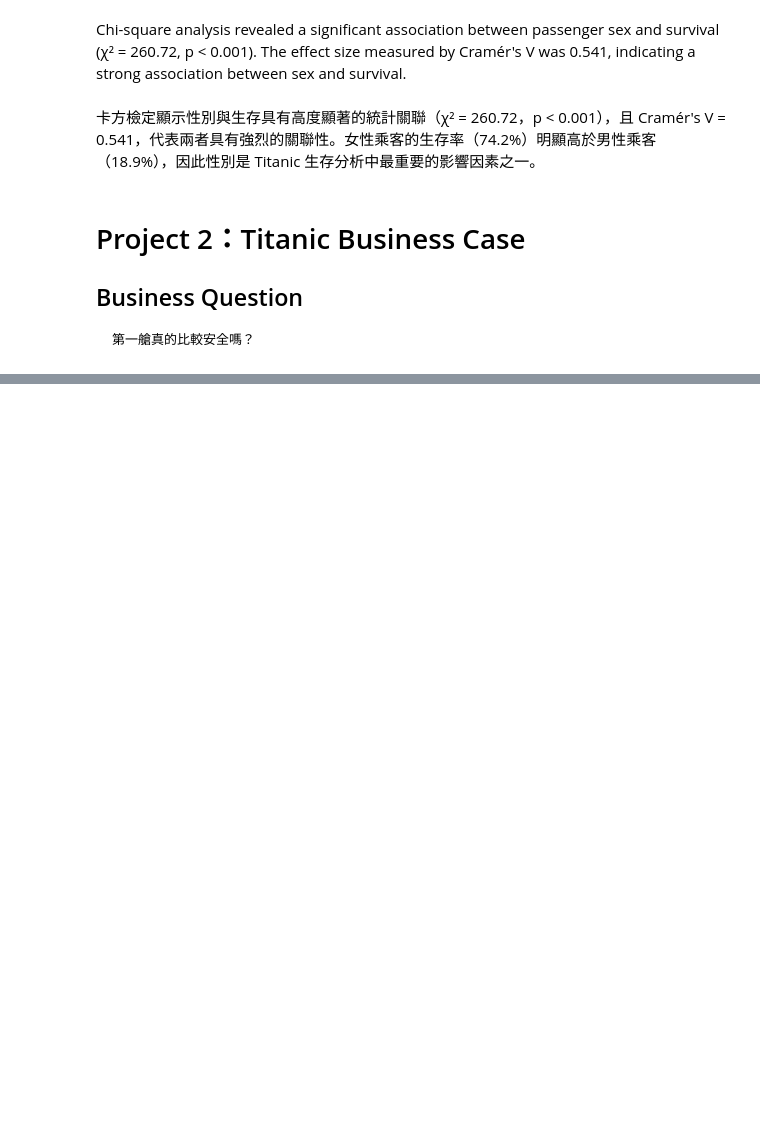
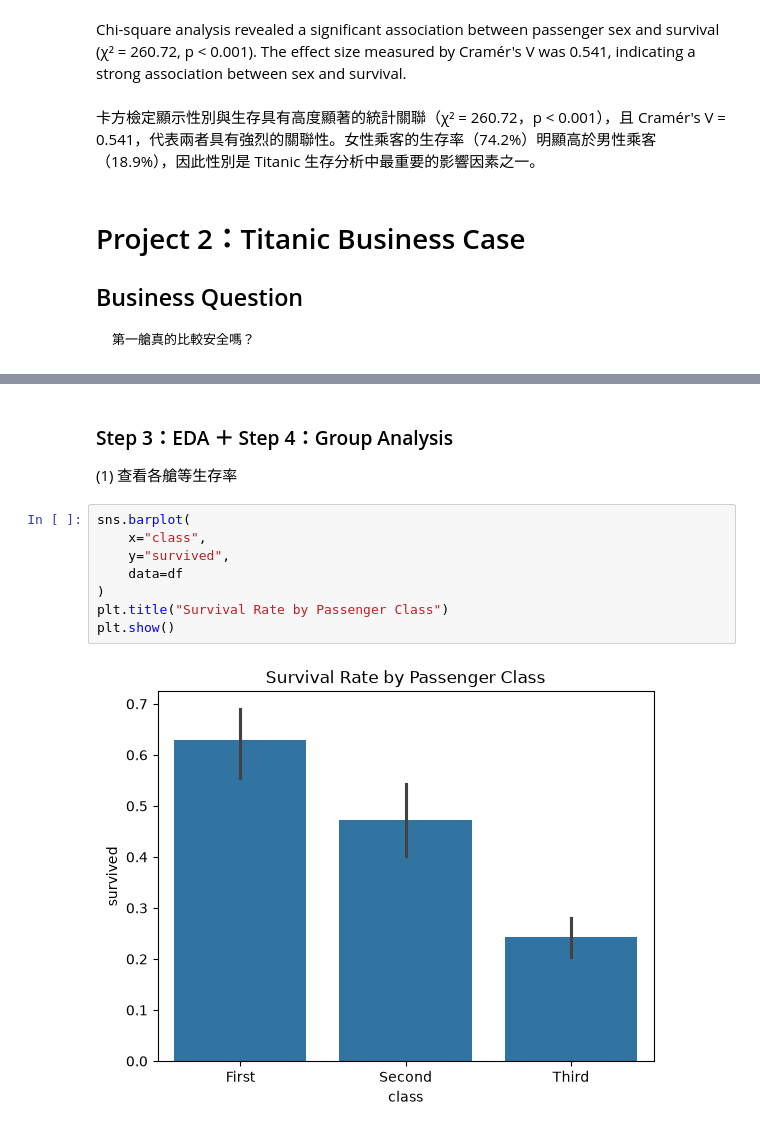
Before and after one commit to yongti1009/python-tutorial, a Jupyter notebook: hello-world/hello-world/Day 7/Day 7：完成第一個 Mini Project.ipynb, the cells around one changed output, grey strips where cells are left out. Saved outputs shown, nothing was run; the diff lists cells and outputs as text; blank space fills up the shorter version.

```diff
--- a/hello-world/hello-world/Day 7/Day 7：完成第一個 Mini Project.ipynb
+++ b/hello-world/hello-world/Day 7/Day 7：完成第一個 Mini Project.ipynb
@@ -286,0 +327,13 @@ EDA:
+# %% [markdown]
+### Step 3：EDA ＋ Step 4：Group Analysis
+(1) 查看各艙等生存率
+# %%
+sns.barplot(
+    x="class",
+    y="survived",
+    data=df
+)
+plt.title("Survival Rate by Passenger Class")
+plt.show()
+# %% [output]
+[figure, added]
```
Also changed, not shown: parts of 22 cells of this notebook.
